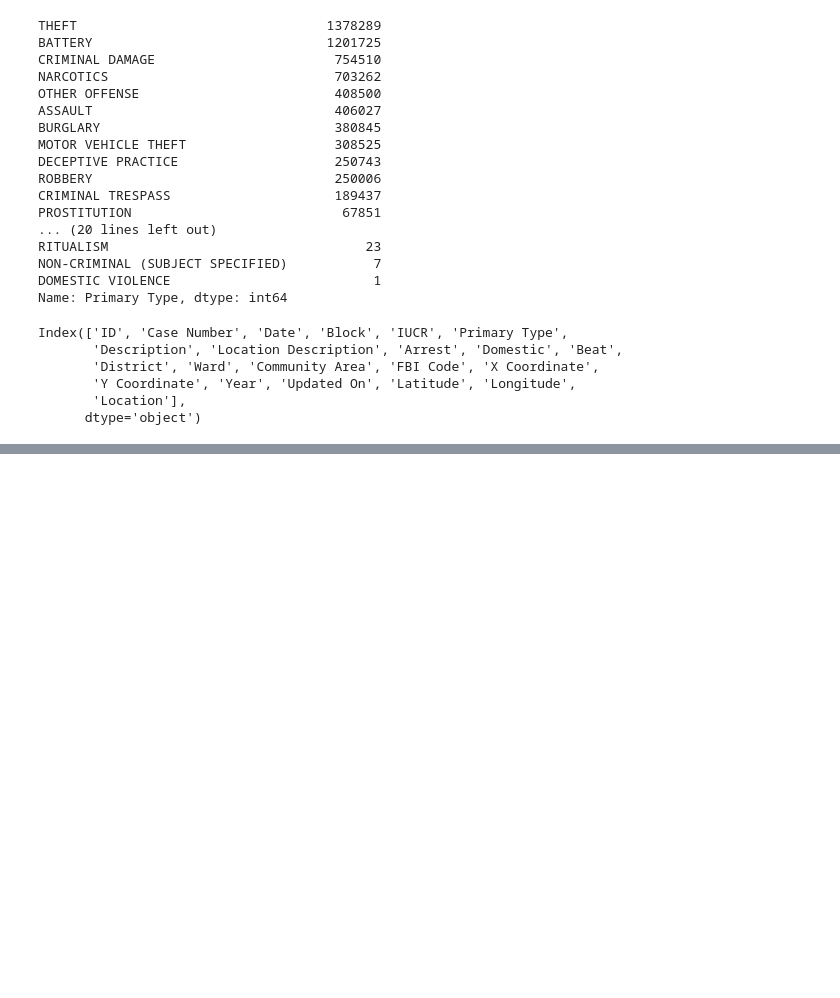
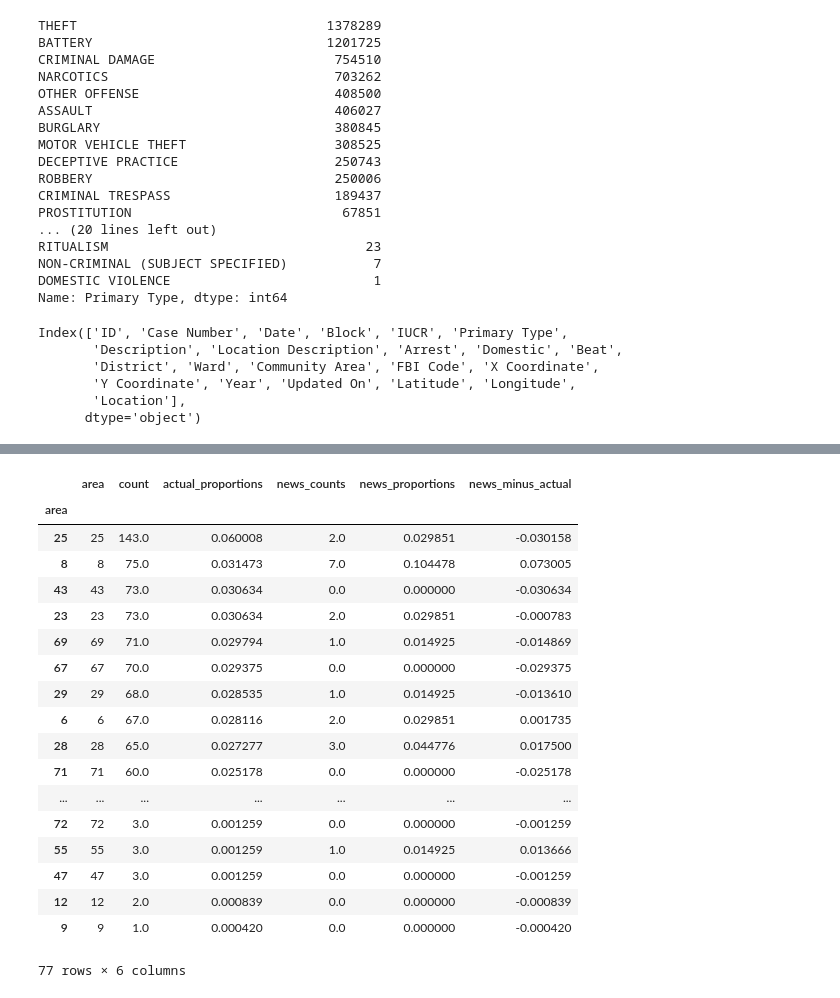
Before and after one commit to kbrose/article-tagging, a Jupyter notebook: lib/notebooks/sexual-assault-map.ipynb, the cells around one changed output, grey strips where cells are left out. Drawn from its saved outputs; the diff is of its cells as text; code cells hidden in the pictures; blank space fills up the shorter version.

```diff
--- a/lib/notebooks/sexual-assault-map.ipynb
+++ b/lib/notebooks/sexual-assault-map.ipynb
@@ -103,0 +115,22 @@ m.save('sexual-assault-map.html')
+# %%
+com_area
+# %% [output]
+|  | area | count | actual_proportions | news_counts | news_proportions | news_minus_actual |
+| area |  |  |  |  |  |  |
+| 25 | 25 | 143.0 | 0.060008 | 2.0 | 0.029851 | -0.030158 |
+| 8 | 8 | 75.0 | 0.031473 | 7.0 | 0.104478 | 0.073005 |
+| 43 | 43 | 73.0 | 0.030634 | 0.0 | 0.000000 | -0.030634 |
+| 23 | 23 | 73.0 | 0.030634 | 2.0 | 0.029851 | -0.000783 |
+| 69 | 69 | 71.0 | 0.029794 | 1.0 | 0.014925 | -0.014869 |
+| 67 | 67 | 70.0 | 0.029375 | 0.0 | 0.000000 | -0.029375 |
+| 29 | 29 | 68.0 | 0.028535 | 1.0 | 0.014925 | -0.013610 |
+| 6 | 6 | 67.0 | 0.028116 | 2.0 | 0.029851 | 0.001735 |
+| 28 | 28 | 65.0 | 0.027277 | 3.0 | 0.044776 | 0.017500 |
+| 71 | 71 | 60.0 | 0.025178 | 0.0 | 0.000000 | -0.025178 |
+| ... | ... | ... | ... | ... | ... | ... |
+| 72 | 72 | 3.0 | 0.001259 | 0.0 | 0.000000 | -0.001259 |
+| 55 | 55 | 3.0 | 0.001259 | 1.0 | 0.014925 | 0.013666 |
+| 47 | 47 | 3.0 | 0.001259 | 0.0 | 0.000000 | -0.001259 |
+| 12 | 12 | 2.0 | 0.000839 | 0.0 | 0.000000 | -0.000839 |
+| 9 | 9 | 1.0 | 0.000420 | 0.0 | 0.000000 | -0.000420 |
+77 rows × 6 columns
```
Also changed, not shown: parts of 5 cells of this notebook, 10 other files.
